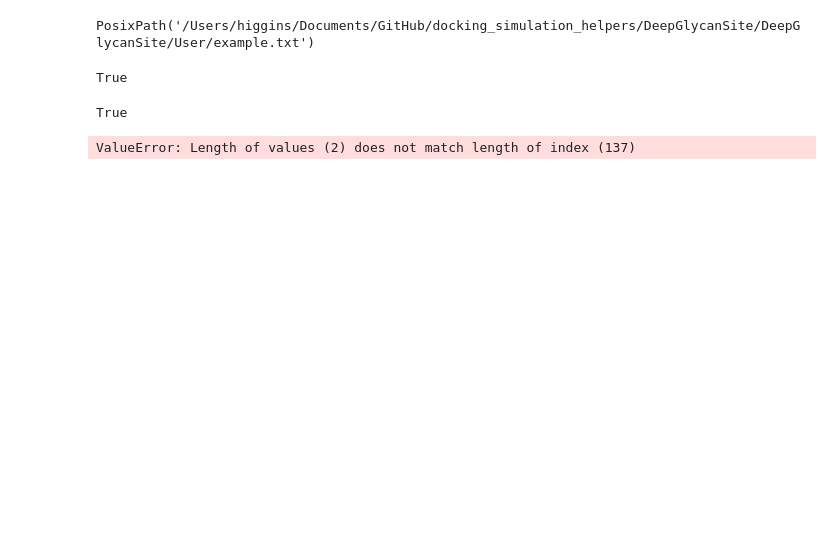
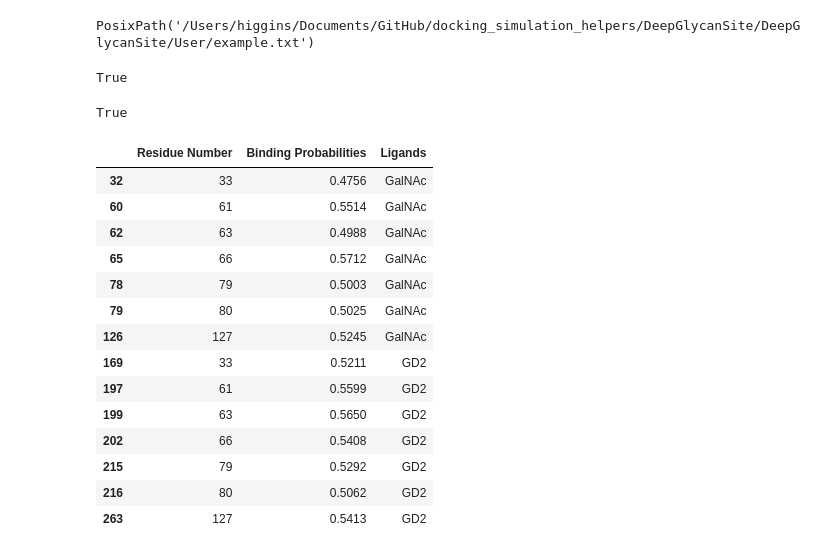
Before and after one commit to drossotto/docking_simulation_helpers, a Jupyter notebook: graph_dgs.ipynb, the cells around one changed output. Cells and saved outputs as stored; diff of their text form; code cells hidden in the pictures; blank space fills up the shorter version.

```diff
--- a/graph_dgs.ipynb
+++ b/graph_dgs.ipynb
@@ -52,17 +52,31 @@ True
 # %%
 data = pd.DataFrame(columns=["Residue Number", "Binding Probabilities"])
 # %%
-data["Binding Probabilities GalNAc"] = galnac_probabilities
-data["Binding Probabilities GD2"] = gd2_probabilities
+
 data["Binding Probabilities"] = galnac_probabilities + gd2_probabilities
 data["Residue Number"] = residue_number
+data["Ligands"] = ["GalNAc"] * 137 + ["GD2"] * 137
 
 significant_residues = [33, 61, 63, 66, 79, 80, 127]
 
 data_filtered = data[data["Residue Number"].isin(significant_residues)]
 data_filtered
 # %% [output]
-ValueError: Length of values (2) does not match length of index (137)
+|  | Residue Number | Binding Probabilities | Ligands |
+| 32 | 33 | 0.4756 | GalNAc |
+| 60 | 61 | 0.5514 | GalNAc |
+| 62 | 63 | 0.4988 | GalNAc |
+| 65 | 66 | 0.5712 | GalNAc |
+| 78 | 79 | 0.5003 | GalNAc |
+| 79 | 80 | 0.5025 | GalNAc |
+| 126 | 127 | 0.5245 | GalNAc |
+| 169 | 33 | 0.5211 | GD2 |
+| 197 | 61 | 0.5599 | GD2 |
+| 199 | 63 | 0.5650 | GD2 |
+| 202 | 66 | 0.5408 | GD2 |
+| 215 | 79 | 0.5292 | GD2 |
+| 216 | 80 | 0.5062 | GD2 |
+| 263 | 127 | 0.5413 | GD2 |
 # %%
 plt.figure(
     figsize=(8,14)
```
Also changed, not shown: parts of 1 cell of this notebook, 9 other files.
